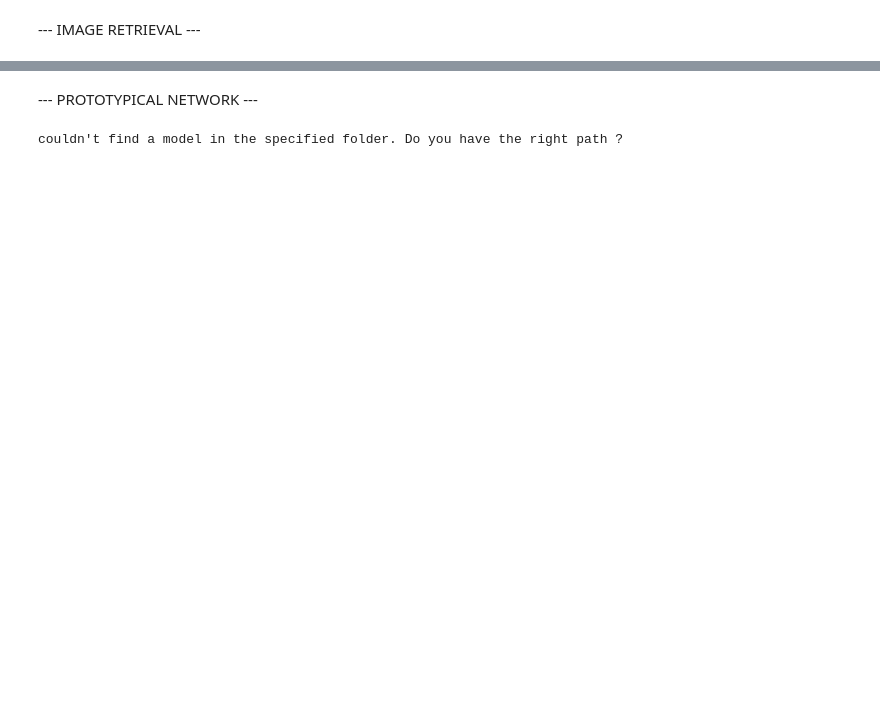
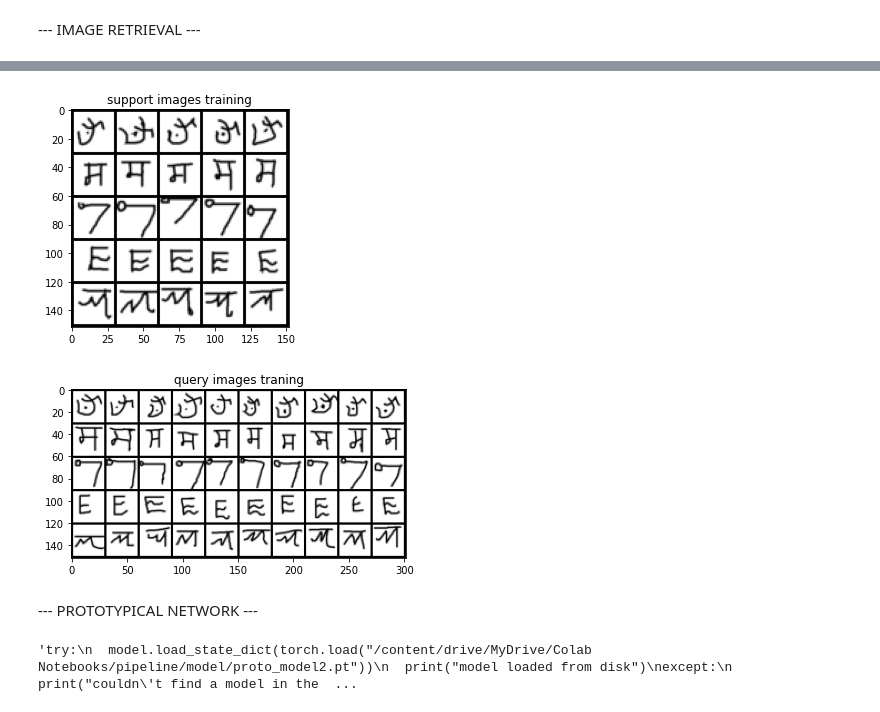
Before and after one commit to Taedriel/ZSL-v2, a Jupyter notebook: pipeline.ipynb, the cells around one changed output, grey strips where cells are left out. Drawn from its saved outputs; the diff is of its cells as text; code cells hidden in the pictures; blank space fills up the shorter version.

Commit message:
functionning model with omniglot(?)

```diff
--- a/pipeline.ipynb
+++ b/pipeline.ipynb
@@ -138,0 +145,33 @@ if retreivalNotDone:
+# %%
+image_size = 28
+
+# NB: background=True selects the train set, background=False selects the test set
+# It's the nomenclature from the original paper, we just have to deal with it
+
+train_set = Omniglot(
+    root="/content/drive/MyDrive/Colab Notebooks/pipeline/model/dataO",
+    background=True,
+    transform=transforms.Compose(
+        [
+            transforms.Grayscale(num_output_channels=3),
+            transforms.RandomResizedCrop(image_size),
+            transforms.RandomHorizontalFlip(),
+            transforms.ToTensor(),
+        ]
+    ),
+    download=False,
+)
+test_set = Omniglot(
+    root="/content/drive/MyDrive/Colab Notebooks/pipeline/model/dataO",
+    background=False,
+    transform=transforms.Compose(
+        [
+            # Omniglot images have 1 channel, but our model will expect 3-channel images
+            transforms.Grayscale(num_output_channels=3),
+            transforms.Resize([int(image_size * 1.15), int(image_size * 1.15)]),
+            transforms.CenterCrop(image_size),
+            transforms.ToTensor(),
+        ]
+    ),
+    download=False,
+)
@@ -139 +219,14 @@ if retreivalNotDone:
+# %%
+(example_support_images,
+example_support_labels,
+example_query_images,
+example_query_labels,
+example_class_ids,
+) = next(iter(test_loader))
+
+plot_images(example_support_images, "support images training", images_per_row=N_SHOT)
+plot_images(example_query_images, "query images traning", images_per_row=N_QUERY)
+# %% [output]
+[figure, added]
+[figure, added]
 # %% [markdown]
@@ -170,12 +261,5 @@ class PrototypicalNetworks(nn.Module):
 convolutional_network = resnet18(pretrained=True)
 convolutional_network.fc = nn.Flatten()
 model = PrototypicalNetworks(convolutional_network) #.cuda()
-
-try:
-  model.load_state_dict(torch.load(PATH_MODEL+"proto_model.pt"))
-  print("model loaded from disk")
-except:
-  print("couldn't find a model in the specified folder. Do you have the right path ?")
-  trainingNeeded = True
 # %% [output]
-couldn't find a model in the specified folder. Do you have the right path ?
+'try:\n  model.load_state_dict(torch.load("/content/drive/MyDrive/Colab Notebooks/pipeline/model/proto_model2.pt"))\n  print("model loaded from disk")\nexcept:\n  print("couldn\'t find a model in the  ...
```
Also changed, not shown: parts of 23 cells of this notebook.
